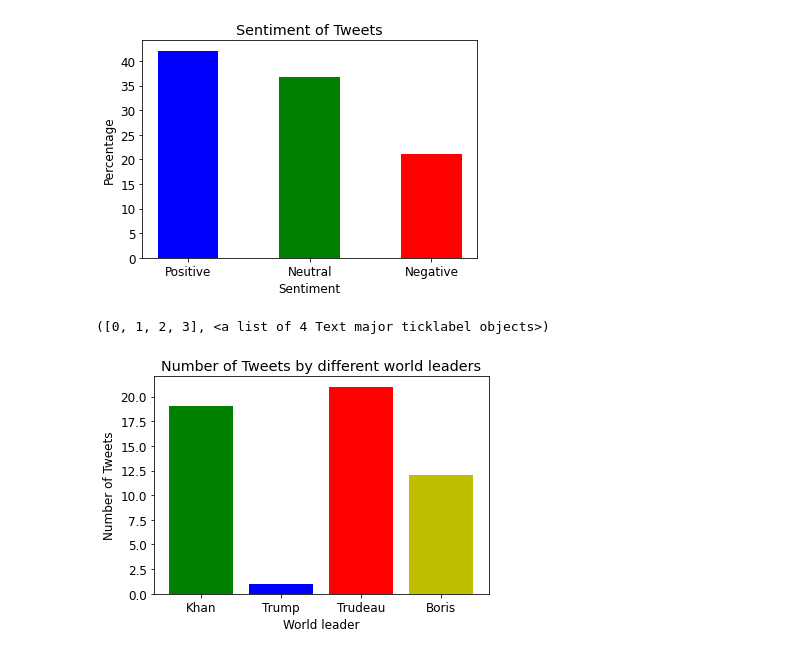
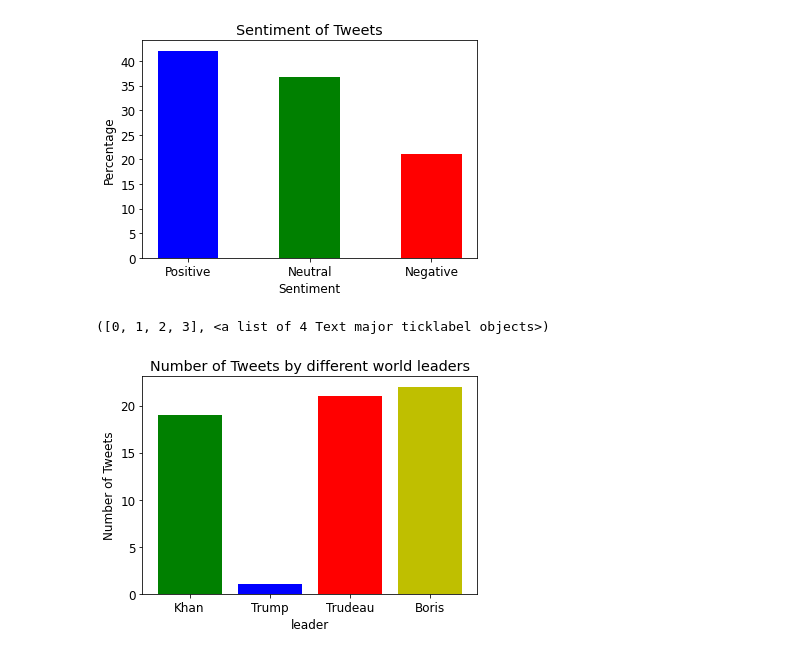
Before and after one commit to AliShujjat/Twitter, a Jupyter notebook: TwitterImran.ipynb, the cells around one changed output. Cells and saved outputs as stored; diff of their text form; code cells hidden in the pictures.

Commit message:
Fixed graphs

```diff
--- a/TwitterImran.ipynb
+++ b/TwitterImran.ipynb
@@ -420,15 +420,15 @@ plt.ylabel('Percentage')
 Text(0, 0.5, 'Percentage')
 [figure]
 # %%
-dictionary = {'Khan': 19, 'Trump' : 1, 'Trudeau': 21, 'Boris': 12}
+dictionary = {'Khan': 19, 'Trump' : 1, 'Trudeau': 21, 'Boris': 22}
 keys = dictionary. keys()
 values = dictionary. values()
 plt.bar(keys, values, color='gbry')
 
 plt.title('Number of Tweets by different world leaders')
-plt.xlabel('World leader')
+plt.xlabel('leader')
 plt.ylabel('Number of Tweets')
 plt.xticks(rotation=0)
 # %% [output]
 ([0, 1, 2, 3], <a list of 4 Text major ticklabel objects>)
-[figure, old version]
+[figure, new version]
```
